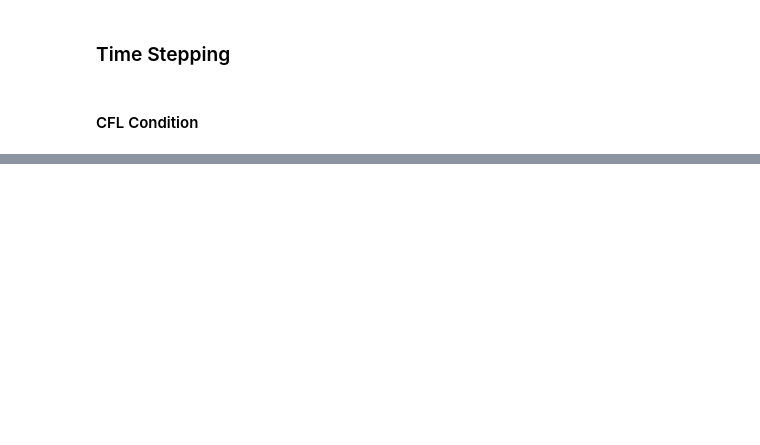
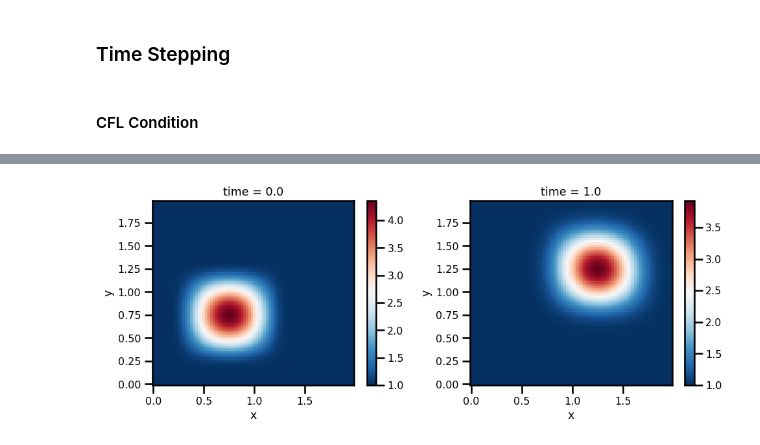
Before and after one commit to jejjohnson/jaxsw, a Jupyter notebook: notebooks/dev/eman/12_steps_2_NS/2.1_linear_convection_2d.ipynb, the cells around one changed output, grey strips where cells are left out. Drawn from its saved outputs; the diff is of its cells as text; code cells hidden in the pictures; blank space fills up the shorter version.

```diff
--- a/notebooks/dev/eman/12_steps_2_NS/2.1_linear_convection_2d.ipynb
+++ b/notebooks/dev/eman/12_steps_2_NS/2.1_linear_convection_2d.ipynb
@@ -204,7 +190,7 @@ def cfl_cond(dx, c, sigma):
     return (sigma * dx) / c
 # %%
 # temporal parameters
-c = 1.0
+c = 0.5
 sigma = 0.2
 dt = cfl_cond(dx=domain.dx[0], c=c, sigma=sigma)
 # %%
@@ -250,0 +210,21 @@ plt.show()
+# %%
+# Euler, Constant StepSize
+solver = dfx.Euler()
+stepsize_controller = dfx.ConstantStepSize()
+
+# initialize field to be zero
+# u_init = init_hat(nx, ny, dx, dy)
+u_init = init_smooth(domain)
+
+# integration
+sol = dfx.diffeqsolve(
+    terms=dfx.ODETerm(dyn_model.equation_of_motion),
+    solver=solver,
+    t0=ts.min(),
+    t1=ts.max(),
+    dt0=dt,
+    y0=u_init.squeeze(),
+    saveat=saveat,
+    args=(c, domain),
+    stepsize_controller=stepsize_controller,
+)
@@ -250,0 +233,12 @@ plt.show()
+# %%
+da_sol = xr.DataArray(
+    data=np.asarray(sol.ys),
+    dims=["time", "x", "y"],
+    coords={
+        "x": (["x"], np.asarray(domain.coords[0])),
+        "y": (["y"], np.asarray(domain.coords[1])),
+        "time": (["time"], np.asarray(sol.ts)),
+    },
+    attrs={"pde": "linear_convection", "c": c, "sigma": sigma},
+)
+da_sol
@@ -250,0 +263,11 @@ plt.show()
+# %%
+fig, ax = plt.subplots(ncols=2, figsize=(10, 4))
+
+
+da_sol.isel(time=0).T.plot.pcolormesh(ax=ax[0], cmap="RdBu_r")
+da_sol.isel(time=-1).T.plot.pcolormesh(ax=ax[1], cmap="RdBu_r")
+
+plt.tight_layout()
+plt.show()
+# %% [output]
+[figure, added]
```
Also changed, not shown: parts of 17 cells of this notebook, 1 other file.
